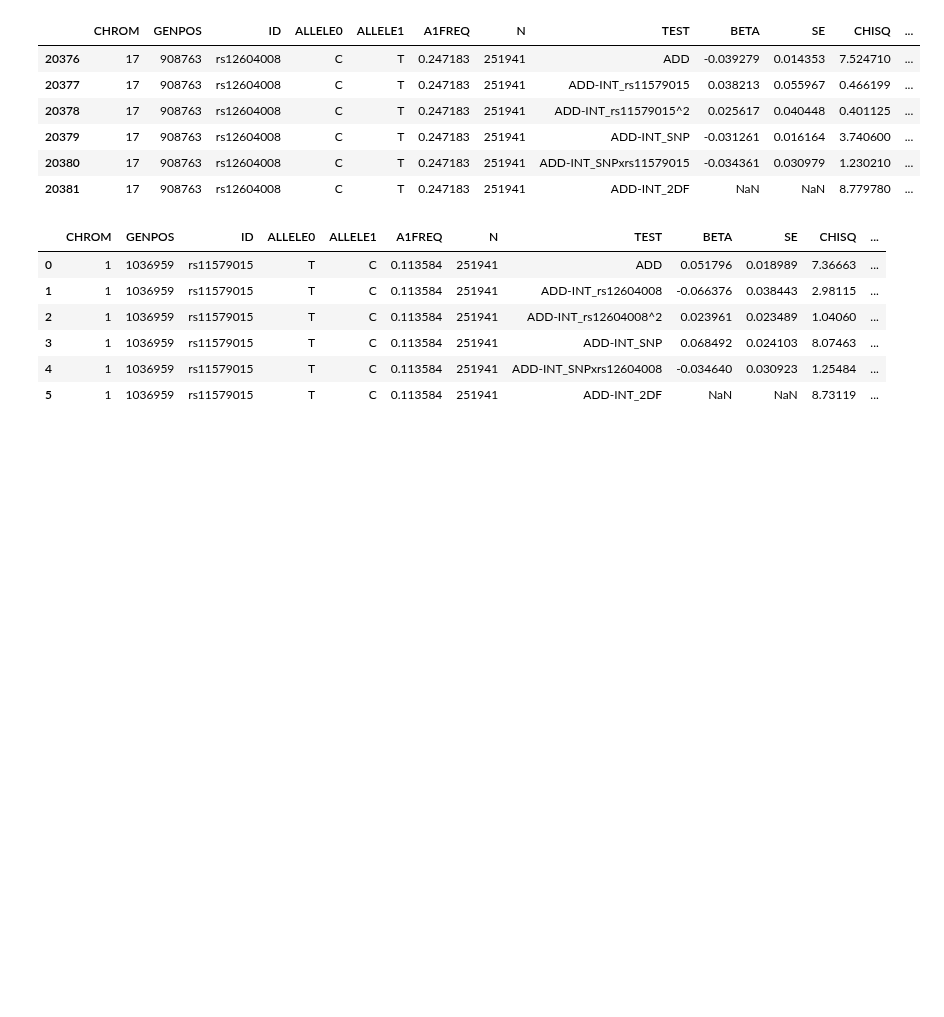
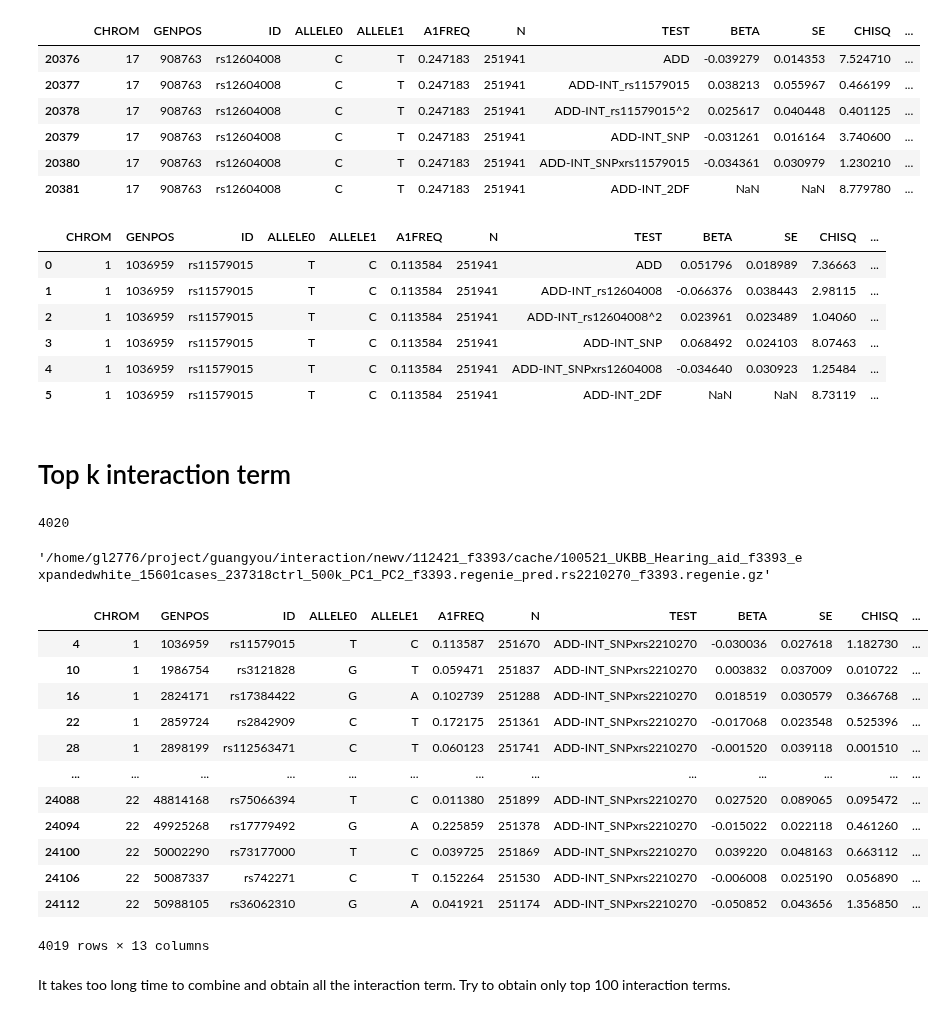
Before and after one commit to statgenetics/UKBB_GWAS_dev, a Jupyter notebook: analysis/regenie_interaction/interaction_python.ipynb, the cells around one changed output. Saved outputs shown, nothing was run; the diff lists cells and outputs as text; code cells hidden in the pictures; blank space fills up the shorter version.

```diff
--- a/analysis/regenie_interaction/interaction_python.ipynb
+++ b/analysis/regenie_interaction/interaction_python.ipynb
@@ -3781,5 +3781,37 @@ df2[df2["ID"]=="rs11579015"]
 | 3 | 1 | 1036959 | rs11579015 | T | C | 0.113584 | 251941 | ADD-INT_SNP | 0.068492 | 0.024103 | 8.07463 | ... |
 | 4 | 1 | 1036959 | rs11579015 | T | C | 0.113584 | 251941 | ADD-INT_SNPxrs12604008 | -0.034640 | 0.030923 | 1.25484 | ... |
 | 5 | 1 | 1036959 | rs11579015 | T | C | 0.113584 | 251941 | ADD-INT_2DF | NaN | NaN | 8.73119 | ... |
+# %% [markdown]
+# Top k interaction term
 # %%
-# Combine the result
+import os
+filelist0 = os.listdir("/home/gl2776/project/guangyou/interaction/newv/112421_f3393/cache")
+filelist = []
+for file in filelist0:
+    if file.endswith("regenie.gz"):
+        filelist.append(os.path.join("/home/gl2776/project/guangyou/interaction/newv/112421_f3393/cache/", file))
+len(filelist)
+# %% [output]
+4020
+# %%
+filelist[0]
+# %% [output]
+'/home/gl2776/project/guangyou/interaction/newv/112421_f3393/cache/100521_UKBB_Hearing_aid_f3393_expandedwhite_15601cases_237318ctrl_500k_PC1_PC2_f3393.regenie_pred.rs2210270_f3393.regenie.gz'
+# %%
+import pandas as pd
+df = pd.read_csv(filelist[0],compression = "gzip",header=0,sep=" ")
+df[df["TEST"].str.startswith("ADD-INT_SNPx")]
+# %% [output]
+|  | CHROM | GENPOS | ID | ALLELE0 | ALLELE1 | A1FREQ | N | TEST | BETA | SE | CHISQ | ... |
+| 4 | 1 | 1036959 | rs11579015 | T | C | 0.113587 | 251670 | ADD-INT_SNPxrs2210270 | -0.030036 | 0.027618 | 1.182730 | ... |
+| 10 | 1 | 1986754 | rs3121828 | G | T | 0.059471 | 251837 | ADD-INT_SNPxrs2210270 | 0.003832 | 0.037009 | 0.010722 | ... |
+| 16 | 1 | 2824171 | rs17384422 | G | A | 0.102739 | 251288 | ADD-INT_SNPxrs2210270 | 0.018519 | 0.030579 | 0.366768 | ... |
+| 22 | 1 | 2859724 | rs2842909 | C | T | 0.172175 | 251361 | ADD-INT_SNPxrs2210270 | -0.017068 | 0.023548 | 0.525396 | ... |
+| 28 | 1 | 2898199 | rs112563471 | C | T | 0.060123 | 251741 | ADD-INT_SNPxrs2210270 | -0.001520 | 0.039118 | 0.001510 | ... |
+| ... | ... | ... | ... | ... | ... | ... | ... | ... | ... | ... | ... | ... |
+| 24088 | 22 | 48814168 | rs75066394 | T | C | 0.011380 | 251899 | ADD-INT_SNPxrs2210270 | 0.027520 | 0.089065 | 0.095472 | ... |
+| 24094 | 22 | 49925268 | rs17779492 | G | A | 0.225859 | 251378 | ADD-INT_SNPxrs2210270 | -0.015022 | 0.022118 | 0.461260 | ... |
+| 24100 | 22 | 50002290 | rs73177000 | T | C | 0.039725 | 251869 | ADD-INT_SNPxrs2210270 | 0.039220 | 0.048163 | 0.663112 | ... |
+| 24106 | 22 | 50087337 | rs742271 | C | T | 0.152264 | 251530 | ADD-INT_SNPxrs2210270 | -0.006008 | 0.025190 | 0.056890 | ... |
+| 24112 | 22 | 50988105 | rs36062310 | G | A | 0.041921 | 251174 | ADD-INT_SNPxrs2210270 | -0.050852 | 0.043656 | 1.356850 | ... |
+4019 rows × 13 columns
@@ -3785,0 +3826,2 @@ df2[df2["ID"]=="rs11579015"]
+# %% [markdown]
+It takes too long time to combine and obtain all the interaction term. Try to obtain only top 100 interaction terms.
```
Also changed, not shown: parts of 26 cells of this notebook, 2 other files.
